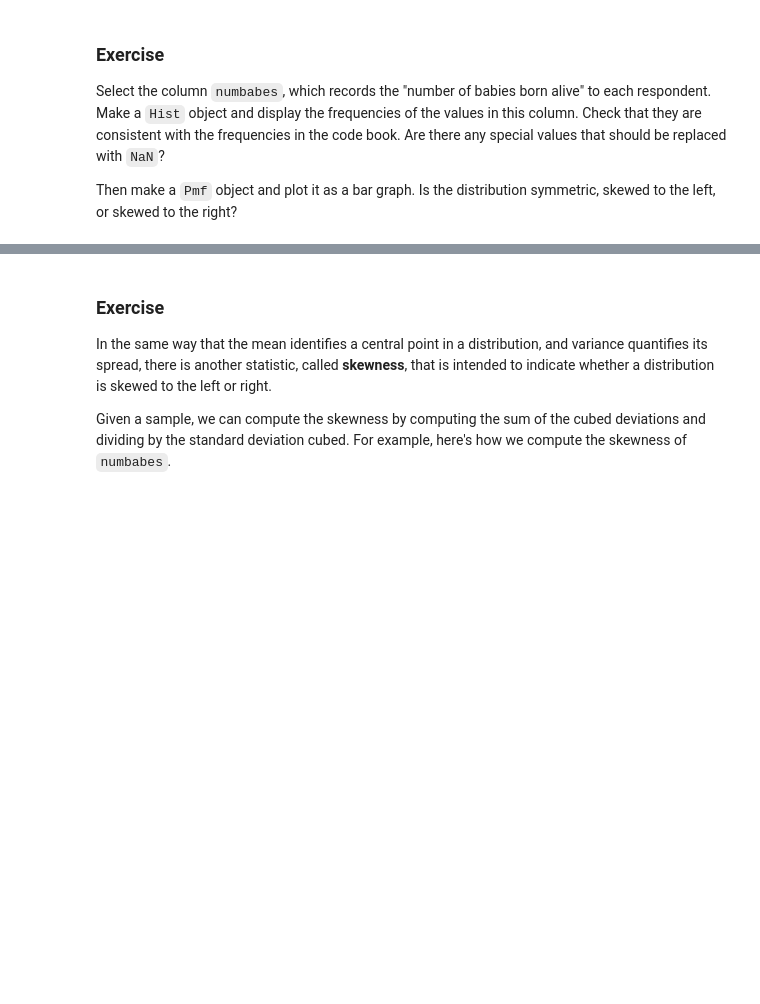
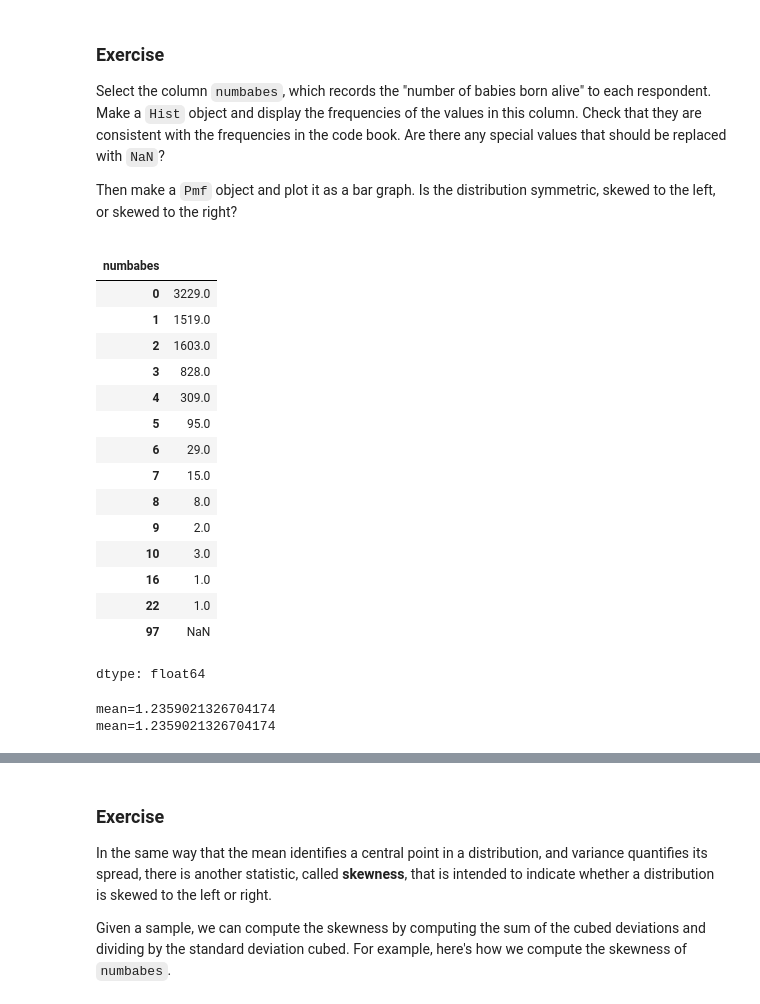
Before and after one commit to tomedds/think_stats_colab, a Jupyter notebook: nb/chap03.ipynb, the cells around one changed output, grey strips where cells are left out. Saved outputs shown, nothing was run; the diff lists cells and outputs as text; code cells hidden in the pictures; blank space fills up the shorter version.

```diff
--- a/nb/chap03.ipynb
+++ b/nb/chap03.ipynb
@@ -454,8 +518,41 @@ Are there any special values that should be replaced with `NaN`?
 Then make a `Pmf` object and plot it as a bar graph. Is the distribution symmetric, skewed to the left, or skewed to the right?
 # %%
 # Solution goes here
+numbabes = resp["numbabes"]
+type(numbabes)
+len(numbabes)
+# numbabes.shape()
+
+hist = Hist.from_seq(numbabes)
+hist[97] = float('nan')
+hist
+# %% [output]
+|  |  |
+| numbabes |  |
+| 0 | 3229.0 |
+| 1 | 1519.0 |
+| 2 | 1603.0 |
+| 3 | 828.0 |
+| 4 | 309.0 |
+| 5 | 95.0 |
+| 6 | 29.0 |
+| 7 | 15.0 |
+| 8 | 8.0 |
+| 9 | 2.0 |
+| 10 | 3.0 |
+| 16 | 1.0 |
+| 22 | 1.0 |
+| 97 | NaN |
+dtype: float64
 # %%
 # Solution goes here
+pmf = Pmf.from_seq(numbabes)
+print(f"mean={pmf.mean()}")
+# pmf.dropna()
+# print(f"mean={pmf.mean()}")
+# %% [output]
+mean=1.2359021326704174
+mean=1.2359021326704174
 # %%
 pmf.bar()
 decorate(xlabel="Number of babies", ylabel="PMF")
```
Also changed, not shown: parts of 23 cells of this notebook.
